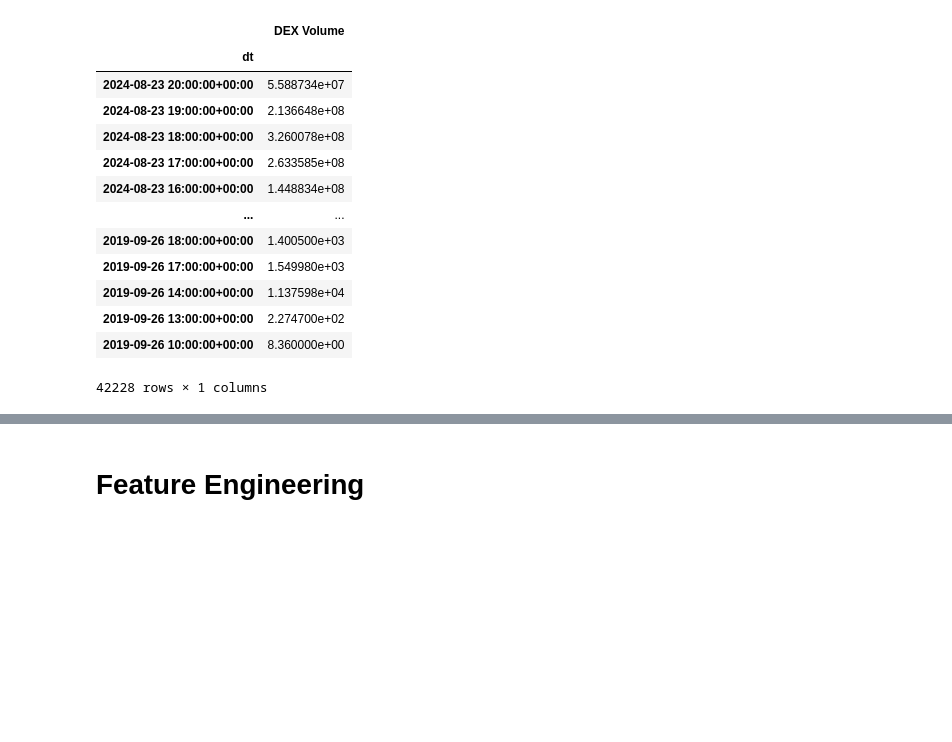
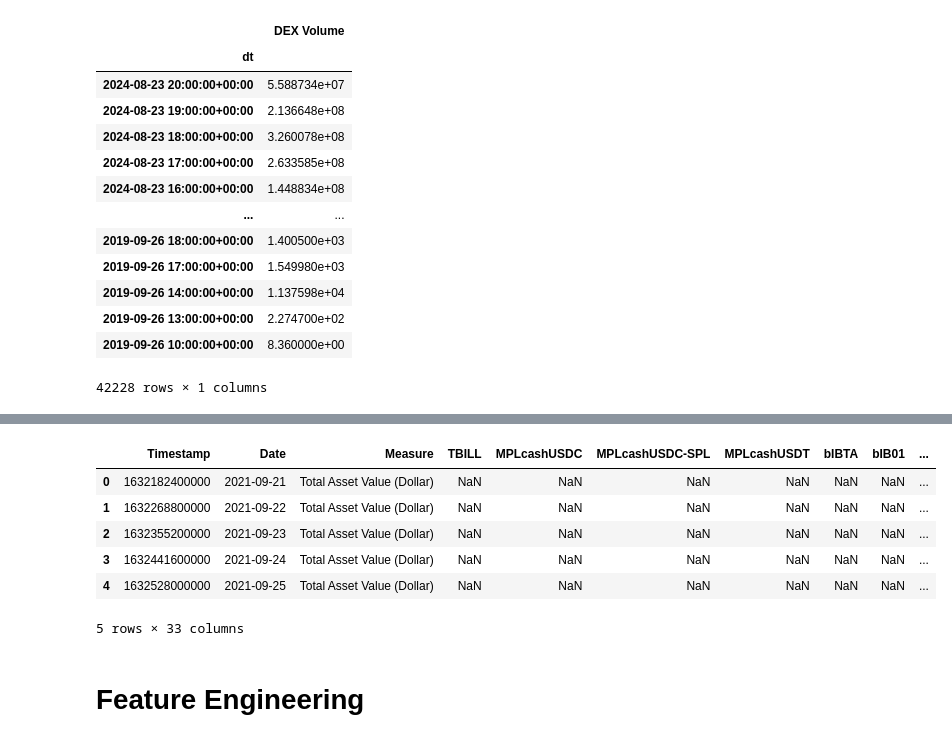
Before and after one commit to robo-advisor-lab/optimizer-dApp, a Jupyter notebook: notebooks/eda.ipynb, the cells around one changed output, grey strips where cells are left out. Drawn from its saved outputs; the diff is of its cells as text; code cells hidden in the pictures; blank space fills up the shorter version.

```diff
--- a/notebooks/eda.ipynb
+++ b/notebooks/eda.ipynb
@@ -175,2 +223,14 @@ DatetimeIndex(['2024-08-23 20:00:00+00:00', '2024-08-23 19:00:00+00:00',
+# %%
+rwa_tbills_path = '../data/rwa_treasuries.csv'
+rwa_tbills_df = pd.read_csv(rwa_tbills_path)
+rwa_tbills_df.head()
+# %% [output]
+|  | Timestamp | Date | Measure | TBILL | MPLcashUSDC | MPLcashUSDC-SPL | MPLcashUSDT | bIBTA | bIB01 | ... |
+| 0 | 1632182400000 | 2021-09-21 | Total Asset Value (Dollar) | NaN | NaN | NaN | NaN | NaN | NaN | ... |
+| 1 | 1632268800000 | 2021-09-22 | Total Asset Value (Dollar) | NaN | NaN | NaN | NaN | NaN | NaN | ... |
+| 2 | 1632355200000 | 2021-09-23 | Total Asset Value (Dollar) | NaN | NaN | NaN | NaN | NaN | NaN | ... |
+| 3 | 1632441600000 | 2021-09-24 | Total Asset Value (Dollar) | NaN | NaN | NaN | NaN | NaN | NaN | ... |
+| 4 | 1632528000000 | 2021-09-25 | Total Asset Value (Dollar) | NaN | NaN | NaN | NaN | NaN | NaN | ... |
+5 rows × 33 columns
 # %% [markdown]
 # Feature Engineering
```
Also changed, not shown: parts of 9 cells of this notebook, 8 other files.
